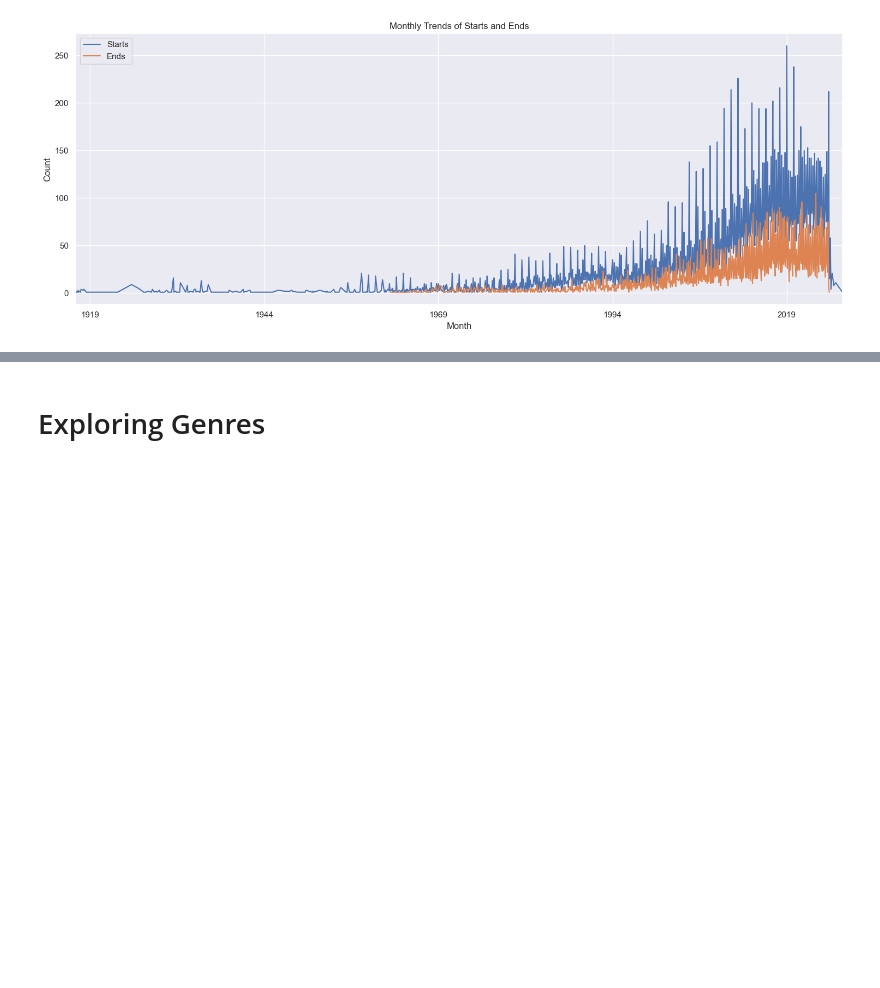
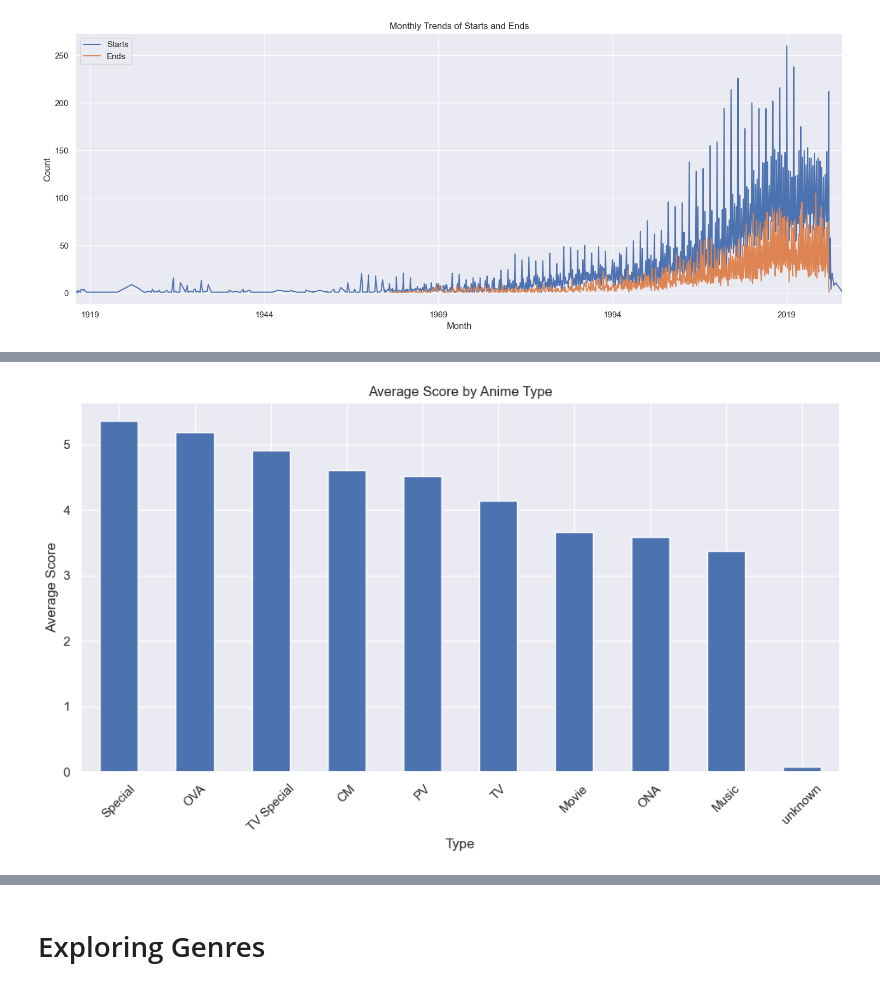
Before and after one commit to ImCodingCat/capstone_project, a Jupyter notebook: explore/explore.ipynb, the cells around one changed output, grey strips where cells are left out. Drawn from its saved outputs; the diff is of its cells as text; code cells hidden in the pictures; blank space fills up the shorter version.

```diff
--- a/explore/explore.ipynb
+++ b/explore/explore.ipynb
@@ -148,0 +167,11 @@ plt.show()
+# %%
+plt.figure(figsize=(10, 6))
+anime_df.groupby('type')['score'].mean().sort_values(ascending=False).plot(kind='bar')
+plt.title('Average Score by Anime Type')
+plt.xlabel('Type')
+plt.ylabel('Average Score')
+plt.xticks(rotation=45)
+plt.tight_layout()
+plt.show()
+# %% [output]
+[figure, added]
```
Also changed, not shown: parts of 14 cells of this notebook, 2 other files.
